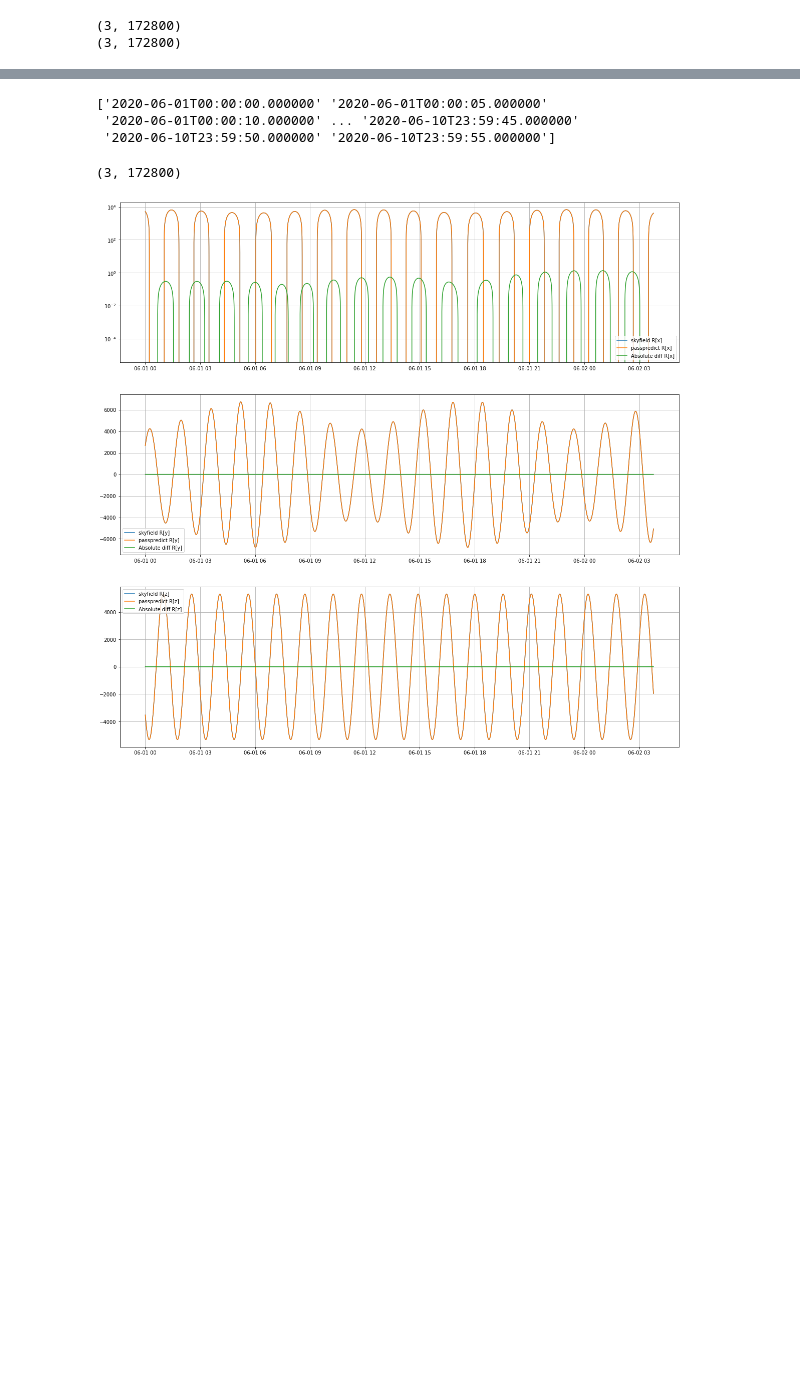
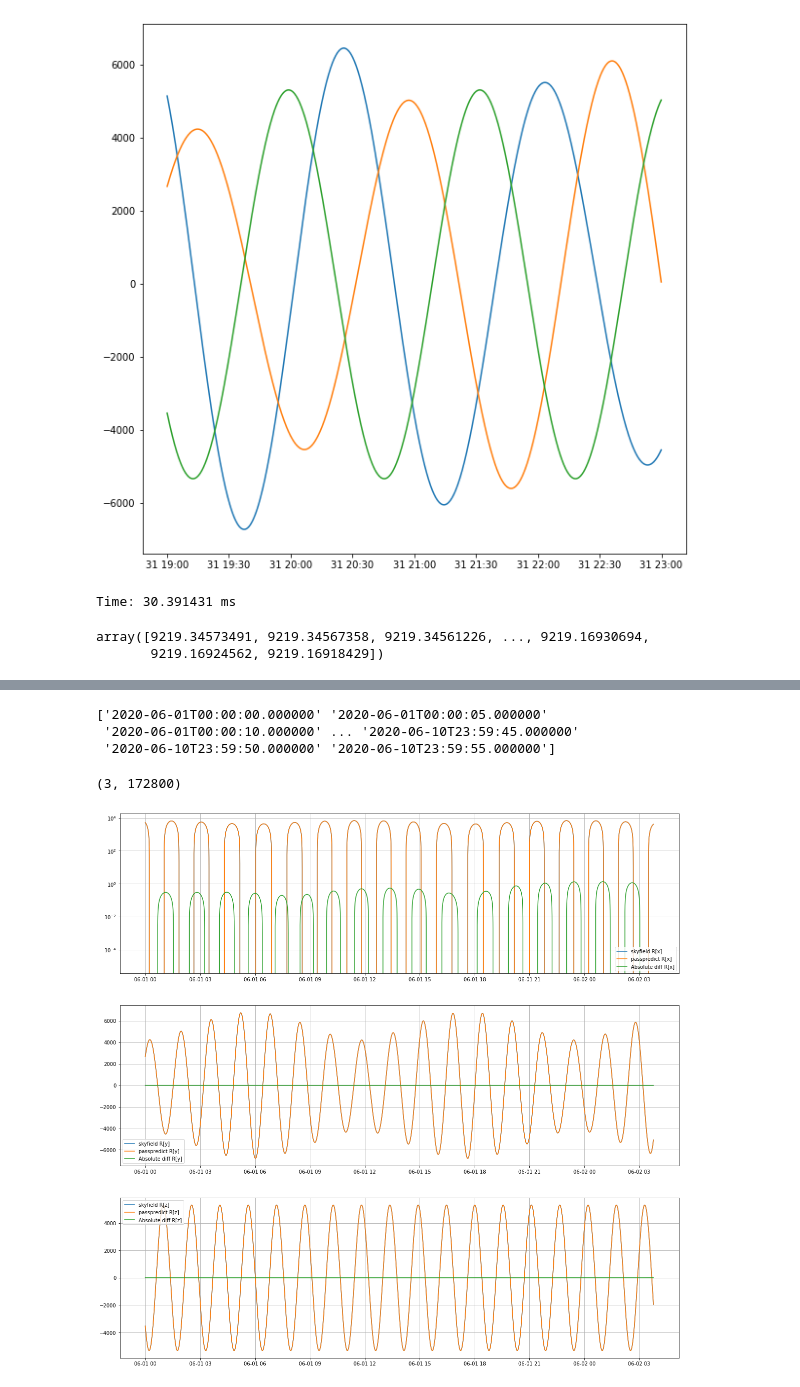
Before and after one commit to samtx/passpredict, a Jupyter notebook: skyfield_compare.ipynb, the cells around one changed output, grey strips where cells are left out. Saved outputs shown, nothing was run; the diff lists cells and outputs as text; code cells hidden in the pictures; blank space fills up the shorter version.

Commit message:
Add propagate() method to Satellite object. Use main.py and notebook to plot elevation and recef over time

```diff
--- a/skyfield_compare.ipynb
+++ b/skyfield_compare.ipynb
@@ -27,3 +28,7 @@ rho = satellite - austin
 # %%
 satellite_position = satellite.at(ts)
 # p2.itrf_xyz().km
+skyfield_rECEF = np.array(satellite_position.itrf_xyz().km)
+import pytz
+central = pytz.timezone('US/Central')
+dt = ts.astimezone(central)
@@ -34,7 +35,27 @@ passpredict_rECEF = propagate(tle1, tle2, datetime_start, datetime_end, dt_secon
-# %%
-print(skyfield_rECEF.shape)
-print(passpredict_rECEF.shape)
-n = skyfield_rECEF.shape[1]
-# %% [output]
-(3, 172800)
-(3, 172800)
+# %%
+# plot results
+slc = slice(1440 * 5)
+plt.figure(figsize=(10,10))
+plt.plot(dt[slc], skyfield_rECEF.T[slc])
+plt.show()
+# %% [output]
+[figure, added]
+# %%
+import time
+omm = OMM.from_tle(tle1, tle2)
+satellite = Satellite(omm)
+jd0 = satellite.epoch
+jd = np.linspace(jd0, jd0 + 2, 1440 * 2)
+r = np.zeros((jd.size, 3))
+t1 = time.perf_counter()
+for i in range(jd.size):
+    r[i] = satellite.propagate(jd[i])
+t2 = time.perf_counter()
+print(f'Time: {(t2-t1)*1000:f} ms')
+# %% [output]
+Time: 30.391431 ms
+# %%
+r[:,2]
+# %% [output]
+array([9219.34573491, 9219.34567358, 9219.34561226, ..., 9219.16930694,
+       9219.16924562, 9219.16918429])
```
Also changed, not shown: parts of 5 cells of this notebook, 3 other files.
